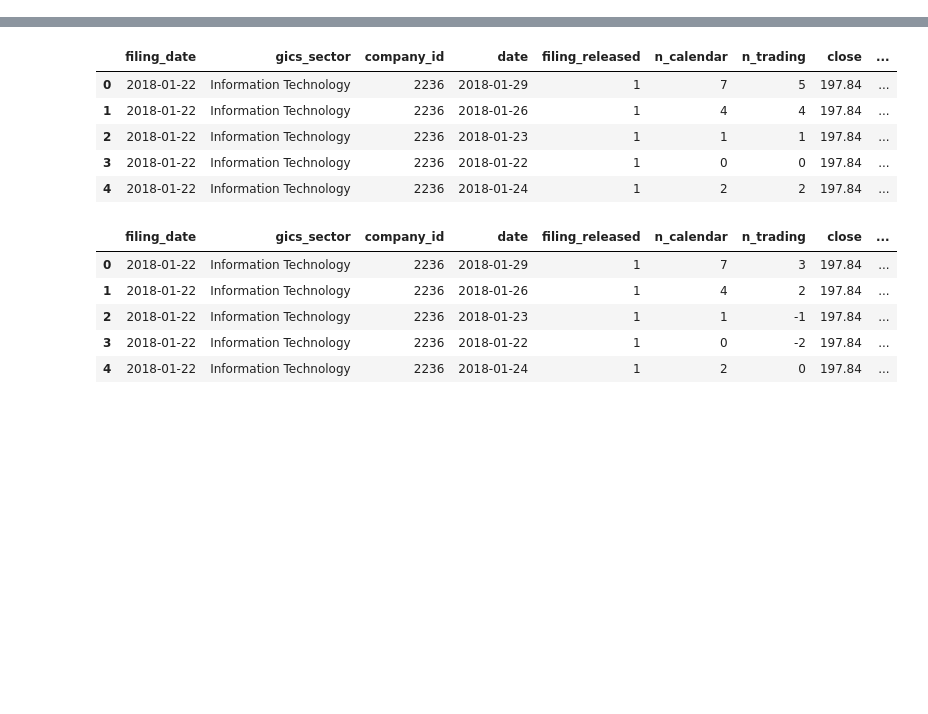
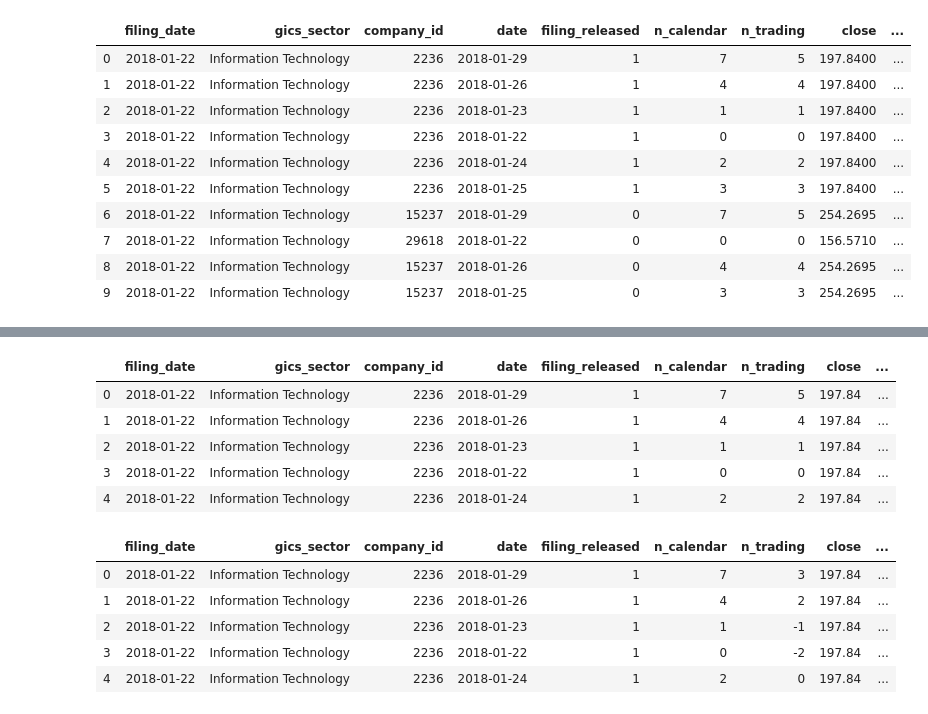
Before and after one commit to Gaukhar-ai/effect-of-earnings-on-stock-price, a Jupyter notebook: Effect of Earnings Reports on Stock Price.ipynb, the cells around one changed output, grey strips where cells are left out. Saved outputs shown, nothing was run; the diff lists cells and outputs as text; code cells hidden in the pictures; blank space fills up the shorter version.

```diff
--- a/Effect of Earnings Reports on Stock Price.ipynb
+++ b/Effect of Earnings Reports on Stock Price.ipynb
@@ -20,0 +12,15 @@ df.shape
+# %%
+display(df.head(10))
+display(df.describe())
+# %% [output]
+|  | filing_date | gics_sector | company_id | date | filing_released | n_calendar | n_trading | close | ... |
+| 0 | 2018-01-22 | Information Technology | 2236 | 2018-01-29 | 1 | 7 | 5 | 197.8400 | ... |
+| 1 | 2018-01-22 | Information Technology | 2236 | 2018-01-26 | 1 | 4 | 4 | 197.8400 | ... |
+| 2 | 2018-01-22 | Information Technology | 2236 | 2018-01-23 | 1 | 1 | 1 | 197.8400 | ... |
+| 3 | 2018-01-22 | Information Technology | 2236 | 2018-01-22 | 1 | 0 | 0 | 197.8400 | ... |
+| 4 | 2018-01-22 | Information Technology | 2236 | 2018-01-24 | 1 | 2 | 2 | 197.8400 | ... |
+| 5 | 2018-01-22 | Information Technology | 2236 | 2018-01-25 | 1 | 3 | 3 | 197.8400 | ... |
+| 6 | 2018-01-22 | Information Technology | 15237 | 2018-01-29 | 0 | 7 | 5 | 254.2695 | ... |
+| 7 | 2018-01-22 | Information Technology | 29618 | 2018-01-22 | 0 | 0 | 0 | 156.5710 | ... |
+| 8 | 2018-01-22 | Information Technology | 15237 | 2018-01-26 | 0 | 4 | 4 | 254.2695 | ... |
+| 9 | 2018-01-22 | Information Technology | 15237 | 2018-01-25 | 0 | 3 | 3 | 254.2695 | ... |
```
Also changed, not shown: parts of 23 cells of this notebook, 3 other files.
